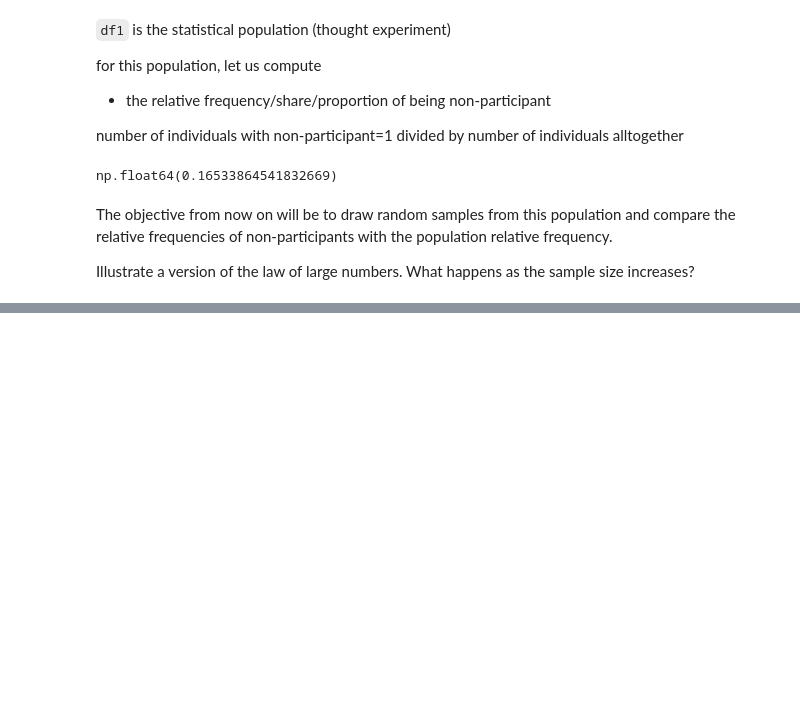
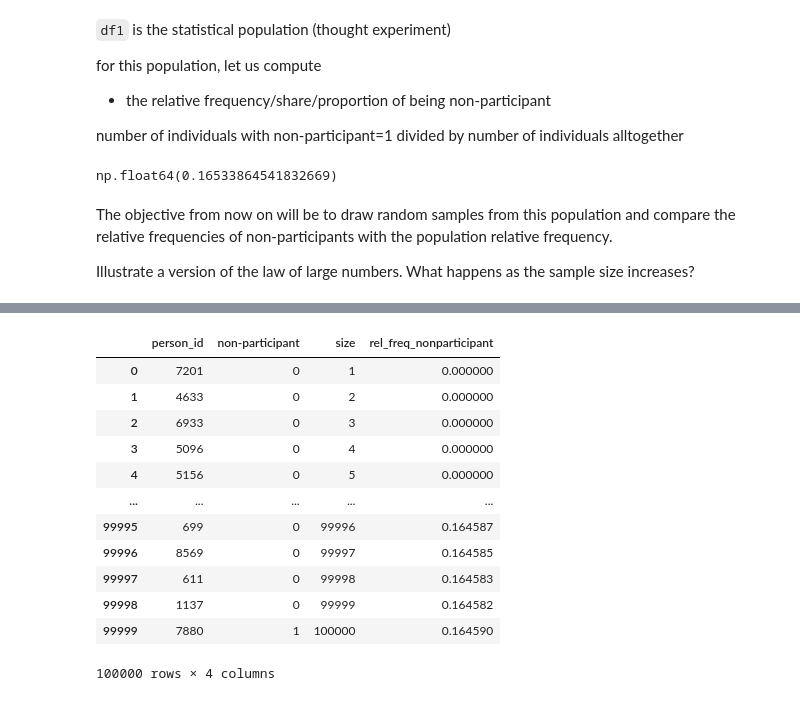
Before and after one commit to danielbgyetvai/data-analytics-python-wise2627, a Jupyter notebook: notebooks/probabilities.ipynb, the cells around one changed output, grey strips where cells are left out. Saved outputs shown, nothing was run; the diff lists cells and outputs as text; code cells hidden in the pictures; blank space fills up the shorter version.

```diff
--- a/notebooks/probabilities.ipynb
+++ b/notebooks/probabilities.ipynb
@@ -155,0 +267,26 @@ What happens as the sample size increases?
+# %%
+rng = np.random.default_rng(seed=329484)
+individuals_drawn = rng.choice(
+    # statistical population
+    a=df1['person_id'],
+    # (maximal) sample size
+    size=100000,
+    # this time with replacement (defaul)
+    # there will be individuals who are drawn more than once
+    replace=True
+)
+# sample data
+sample = (
+    df1[['person_id', 'non-participant']]
+        # setting the identifier as the index
+        .set_index('person_id')
+        # it will automatically recognise that I am selecting based on the index values
+        # rows will occur as many times as dictated by the set of indices individuals_drawn
+        # objective: allow for an individual occurring multiple times
+        .loc[individuals_drawn]
+        # make sure that person_id is column and not the index of the dataframe
+        .reset_index()
+        .copy()
+)
+# there are person identifiers that occur multiple times (here this is intended behaviour)
+sample.person_id.value_counts().value_counts().head(5) # about 700 individuals occur about 14 times
@@ -155,0 +311,33 @@ What happens as the sample size increases?
+# %%
+sample['size'] = (
+    sample.index + 1
+)
+sample['rel_freq_nonparticipant'] = (
+    # number of observations up to that row with non-participant==1
+    # take the sum of non-participants
+    # (because it is 1 if True and 0 if not / nice property of dummy variable)
+    # summing the values of non-participant up to the particular row
+    # cumsum() function
+    sample['non-participant'].cumsum()
+    # divided by (usually it is interpreted in such a case as row-by-row division)
+    # division takes place within each row
+    /
+    # sample size
+    sample['size']
+)
+
+sample
+# %% [output]
+|  | person_id | non-participant | size | rel_freq_nonparticipant |
+| 0 | 7201 | 0 | 1 | 0.000000 |
+| 1 | 4633 | 0 | 2 | 0.000000 |
+| 2 | 6933 | 0 | 3 | 0.000000 |
+| 3 | 5096 | 0 | 4 | 0.000000 |
+| 4 | 5156 | 0 | 5 | 0.000000 |
+| ... | ... | ... | ... | ... |
+| 99995 | 699 | 0 | 99996 | 0.164587 |
+| 99996 | 8569 | 0 | 99997 | 0.164585 |
+| 99997 | 611 | 0 | 99998 | 0.164583 |
+| 99998 | 1137 | 0 | 99999 | 0.164582 |
+| 99999 | 7880 | 1 | 100000 | 0.164590 |
+100000 rows × 4 columns
```
Also changed, not shown: parts of 15 cells of this notebook, 1 other file.
